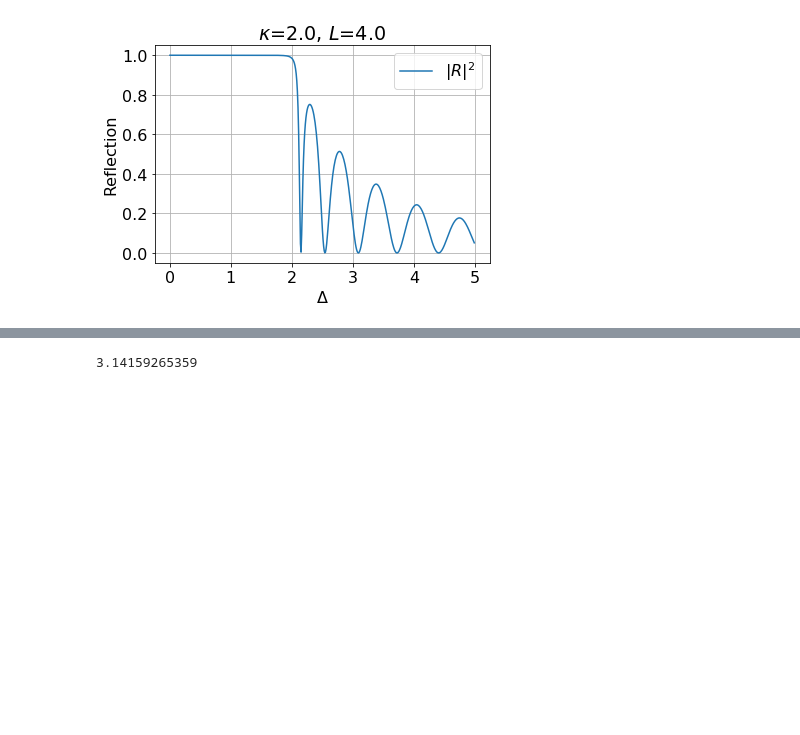
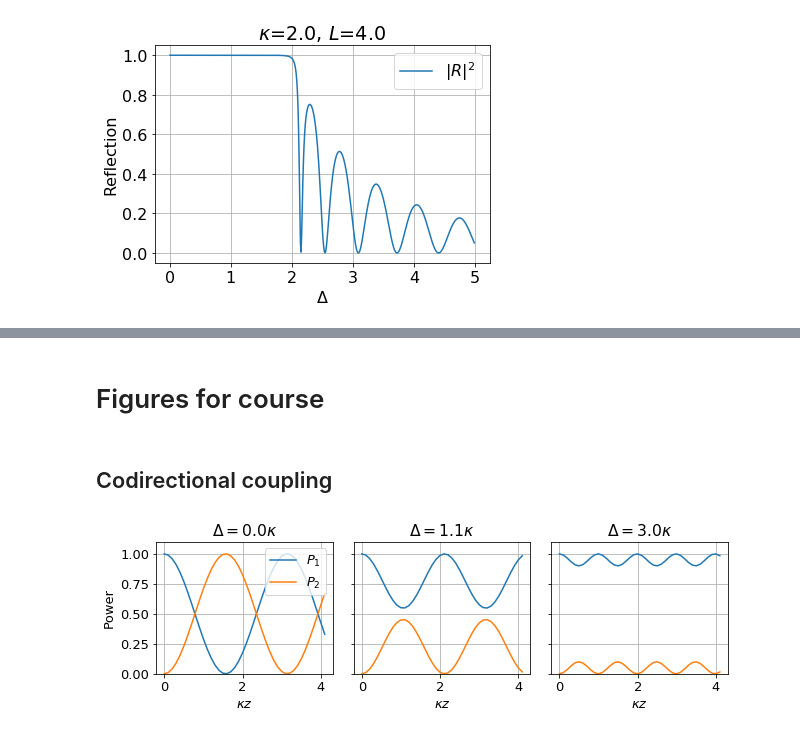
Before and after one commit to dvtkd/epd3, a Jupyter notebook: CoupledModeTheory.ipynb, the cells around one changed output, grey strips where cells are left out. Cells and saved outputs as stored; diff of their text form; code cells hidden in the pictures; blank space fills up the shorter version.

```diff
--- a/CoupledModeTheory.ipynb
+++ b/CoupledModeTheory.ipynb
@@ -108,4 +114,60 @@ interactive_plot
-# %%
-print pi
-# %% [output]
-3.14159265359
+# %% [markdown]
+# Figures for course
+# %% [markdown]
+## Codirectional coupling
+# %%
+def cmt3b(z,D):
+    k=1
+    d=np.sqrt(D**2+k**2)
+    X1=np.cos(d*z)-1.j*D/d*np.sin(d*z)
+    X2=-1.j*k/d*np.sin(d*z)
+    return X1,X2
+
+D=0
+L=5.25/4*pi
+z = np.arange(0.0,L,0.1)
+
+fig, axs = plt.subplots(1, 3, figsize=(9, 3), sharey=True)
+plt.rcParams.update({'font.size': 13})
+ymax=1.1
+
+D = 0 #Delta
+C1,C2=cmt3b(z,D)
+axs[0].plot(z,np.abs(C1)**2,label='$P_1$')
+axs[0].plot(z,np.abs(C2)**2,label='$P_2$')
+titel1 = '$\Delta=$' + str(round(D,2)) +'$\kappa$'
+axs[0].set_title(titel1)
+
+D = 1.1 #Delta
+C1,C2=cmt3b(z,D)
+axs[1].plot(z,np.abs(C1)**2,label='$P_1$')
+axs[1].plot(z,np.abs(C2)**2,label='$P_2$')
+titel1 = '$\Delta=$' + str(round(D,2)) +'$\kappa$'
+axs[1].set_title(titel1)
+
+
+D = 3.0 #Delta
+C1,C2=cmt3b(z,D)
+axs[2].plot(z,np.abs(C1)**2,label='$P_1$')
+axs[2].plot(z,np.abs(C2)**2,label='$P_2$')
+titel1 = '$\Delta=$' + str(round(D,2)) +'$\kappa$'
+axs[2].set_title(titel1)
+
+axs[0].set_ylim(0, ymax)
+axs[1].set_ylim(0, ymax)
+axs[2].set_ylim(0, ymax)
+axs[0].set_ylabel('Power')
+axs[0].grid(True)
+axs[1].grid(True)
+axs[2].grid(True)
+
+axs[0].set_xlabel('$\kappa z$')
+axs[1].set_xlabel('$\kappa z$')
+axs[2].set_xlabel('$\kappa z$')
+
+axs[0].legend(loc='upper right')
+fig.tight_layout()
+plt.savefig('cmt_codir.png')
+plt.show()
+# %% [output]
+[figure, added]
```
Also changed, not shown: parts of 11 cells of this notebook.
